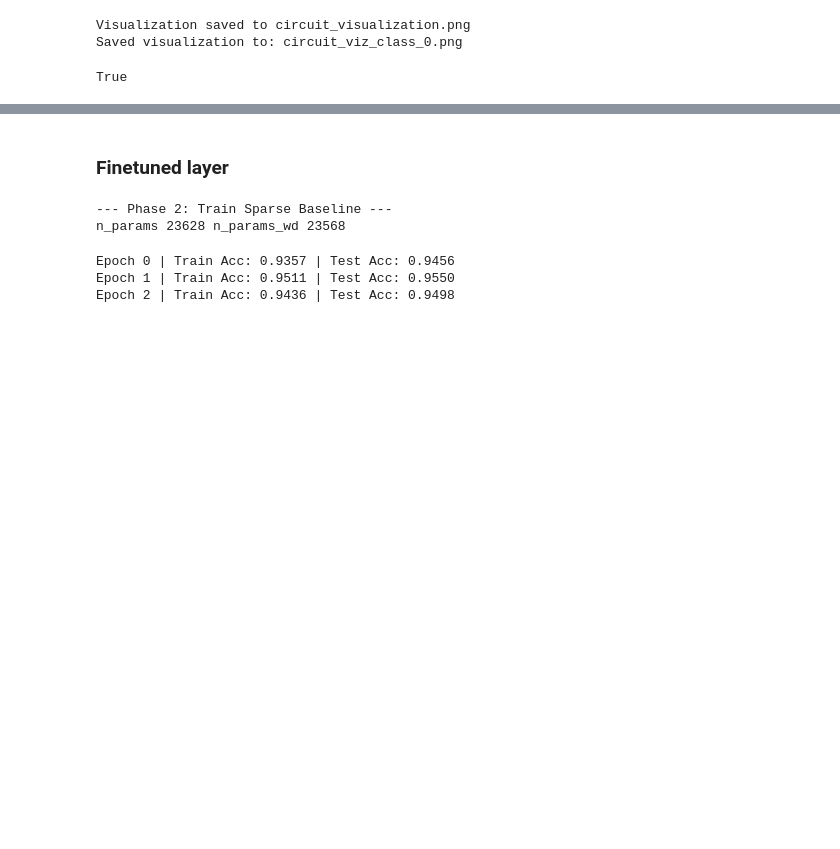
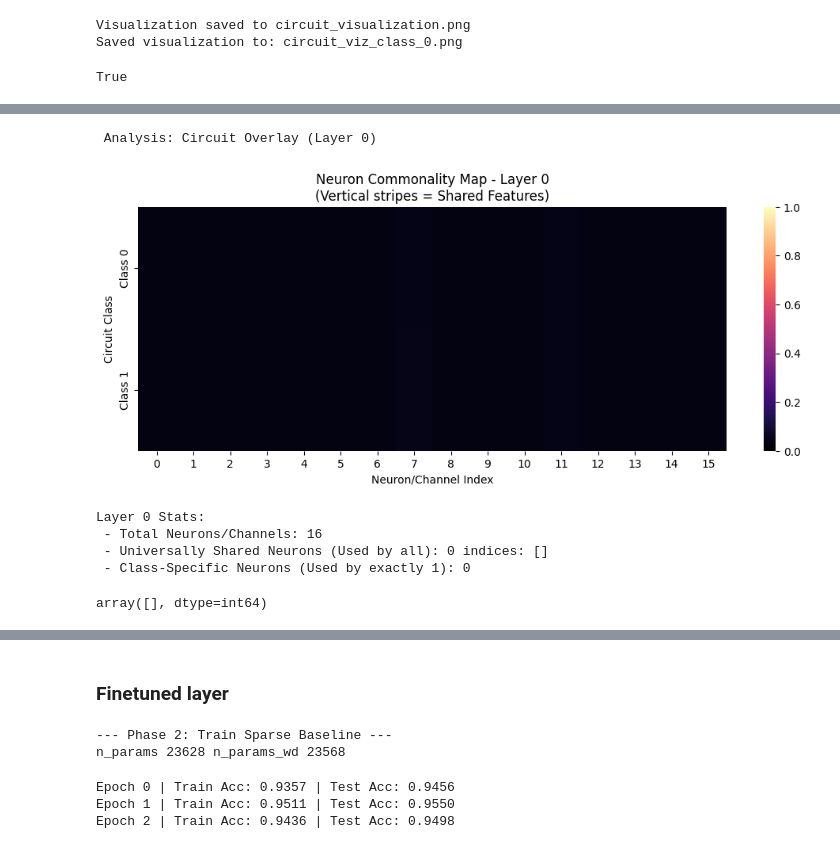
Before and after one commit to cabbage-patch69/Mechanistic-Interpretability, a Jupyter notebook: circuits.ipynb, the cells around one changed output, grey strips where cells are left out. Saved outputs shown, nothing was run; the diff lists cells and outputs as text; code cells hidden in the pictures; blank space fills up the shorter version.

```diff
--- a/circuits.ipynb
+++ b/circuits.ipynb
@@ -200,0 +1127,12 @@ circuit_1 = run_class_circuit(1, model)
+# %%
+circuits_dict = {0: circuit_0, 1: circuit_1}
+# %%
+ce.analyze_circuit_overlay(circuits_dict, layer_idx=0)
+# %% [output]
+ Analysis: Circuit Overlay (Layer 0)
+[figure, added]
+Layer 0 Stats:
+ - Total Neurons/Channels: 16
+ - Universally Shared Neurons (Used by all): 0 indices: []
+ - Class-Specific Neurons (Used by exactly 1): 0
+array([], dtype=int64)
```
Also changed, not shown: parts of 18 cells of this notebook, 1 other file.
